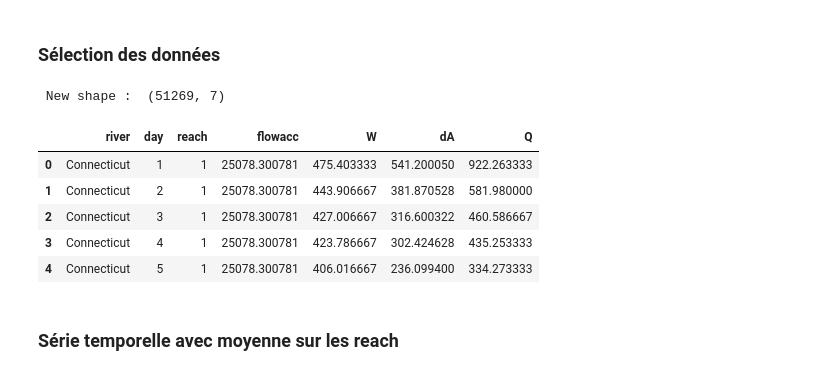
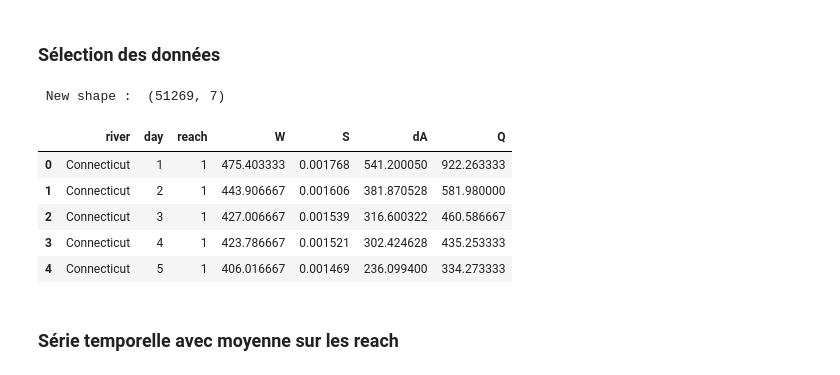
Before and after one commit to scastets/Projet4MA_Hydrologie, a Jupyter notebook: Notebooks/Projet_4MA_LSTM.ipynb, the cells around one changed output. Saved outputs shown, nothing was run; the diff lists cells and outputs as text; code cells hidden in the pictures.

```diff
--- a/Notebooks/Projet_4MA_LSTM.ipynb
+++ b/Notebooks/Projet_4MA_LSTM.ipynb
@@ -122,22 +122,22 @@ river_means_pepsi=data_pepsi.groupby("river", as_index=False).mean()
 # %% [markdown]
 ### Sélection des données
 # %%
-columns_used = ['day','river','reach','flowacc','W','dA','Q']
+columns_used = ['day','river','reach','W','dA','S','Q']
 to_drop = data_pepsi.columns.difference(columns_used)
 data_pepsi.drop( to_drop, axis=1, inplace=True)
 
 # New Data
 
 print(" New shape : ", data_pepsi.shape)
 data_pepsi.head()
 # %% [output]
  New shape :  (51269, 7)
-|  | river | day | reach | flowacc | W | dA | Q |
-| 0 | Connecticut | 1 | 1 | 25078.300781 | 475.403333 | 541.200050 | 922.263333 |
-| 1 | Connecticut | 2 | 1 | 25078.300781 | 443.906667 | 381.870528 | 581.980000 |
-| 2 | Connecticut | 3 | 1 | 25078.300781 | 427.006667 | 316.600322 | 460.586667 |
-| 3 | Connecticut | 4 | 1 | 25078.300781 | 423.786667 | 302.424628 | 435.253333 |
-| 4 | Connecticut | 5 | 1 | 25078.300781 | 406.016667 | 236.099400 | 334.273333 |
+|  | river | day | reach | W | S | dA | Q |
+| 0 | Connecticut | 1 | 1 | 475.403333 | 0.001768 | 541.200050 | 922.263333 |
+| 1 | Connecticut | 2 | 1 | 443.906667 | 0.001606 | 381.870528 | 581.980000 |
+| 2 | Connecticut | 3 | 1 | 427.006667 | 0.001539 | 316.600322 | 460.586667 |
+| 3 | Connecticut | 4 | 1 | 423.786667 | 0.001521 | 302.424628 | 435.253333 |
+| 4 | Connecticut | 5 | 1 | 406.016667 | 0.001469 | 236.099400 | 334.273333 |
 # %% [markdown]
 ### Série temporelle avec moyenne sur les reach
 # %%
```
Also changed, not shown: parts of 17 cells of this notebook.
